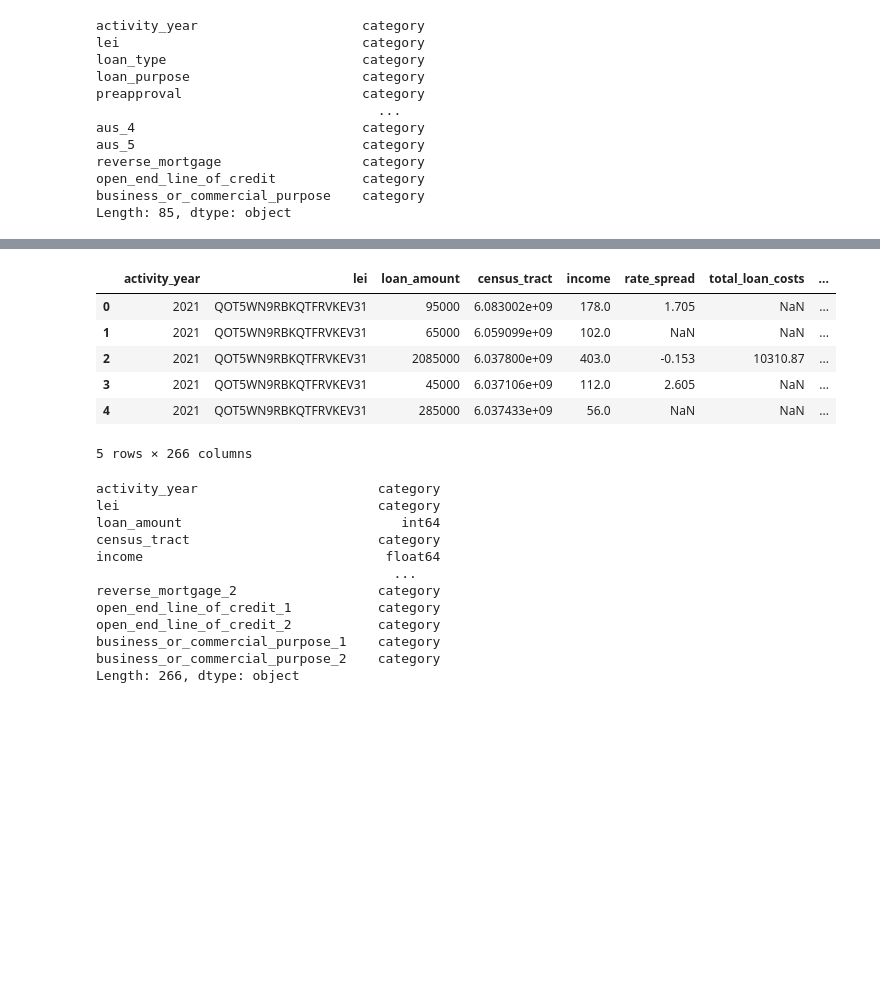
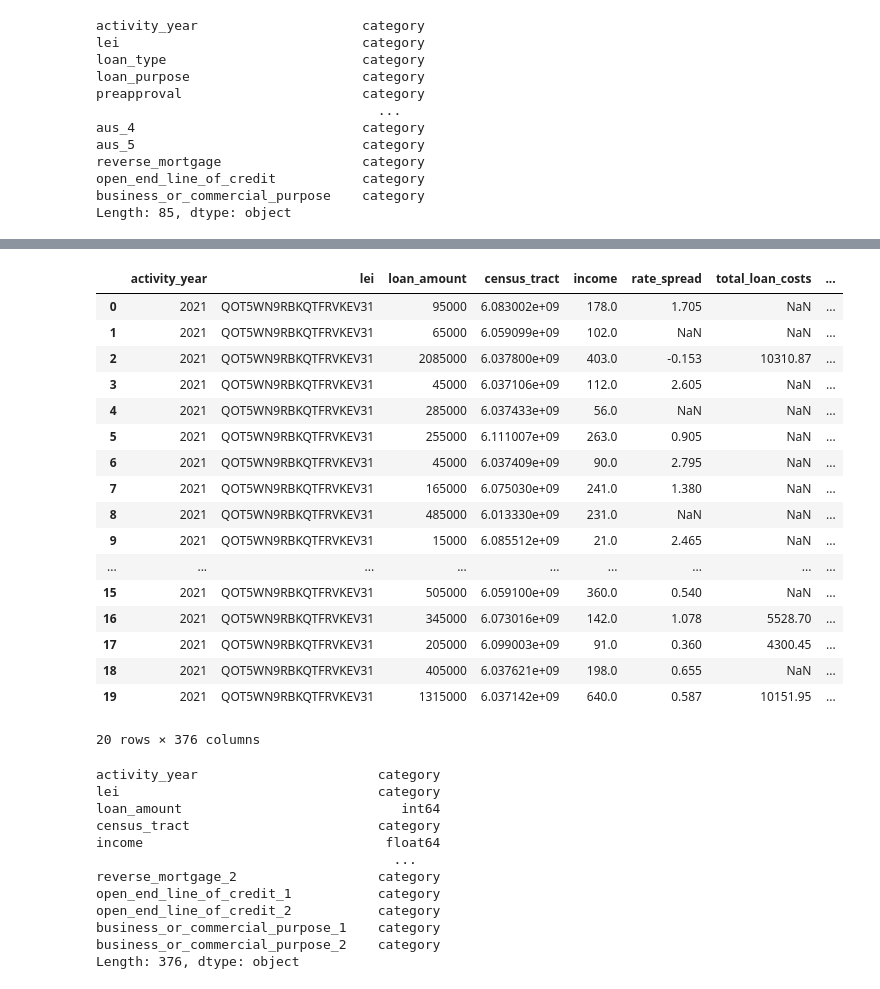
Before and after one commit to jum223/FinTechCapstone, a Jupyter notebook: MergingDatasets.ipynb, the cells around one changed output, grey strips where cells are left out. Saved outputs shown, nothing was run; the diff lists cells and outputs as text; code cells hidden in the pictures; blank space fills up the shorter version.

```diff
--- a/MergingDatasets.ipynb
+++ b/MergingDatasets.ipynb
@@ -12,9 +12,7 @@ url = "https://ffiec.cfpb.gov/file/modifiedLar/year/2021/institution/QOT5WN9RBKQ
 df1 = pd.read_csv(url, sep='|', low_memory=False, header=0)
 
 # filter out rows where state_code is CA
-df1 = df1[df1['state_code'] == 'CA']
+df1 = df1[df1['state_code'] == 'AZ']
 
+df_cen = df1["census_tract"]
 # print out the number of rows and columns
-
-print("BoW Number of rows: ", df1.shape[0])
-print("BoW Number of columns: ", df1.shape[1])
@@ -46,7 +127,7 @@ BMO Number of columns:  85
 df_full = df1.append(df2, ignore_index= True)
 # %%
 # Shortening HMDA dataframe for readability purposes
-df_part = df_full.head(1000)
+df_part = df_full.head(20000)
 # %%
 df_part.head(10)
 # %% [output]
@@ -169,13 +232,24 @@ df_dummies.drop(['loan_type', 'loan_purpose', 'preapproval', 'construction_metho
 # %%
-df_dummies.head()
+df_dummies.head(20)
 # %% [output]
 |  | activity_year | lei | loan_amount | census_tract | income | rate_spread | total_loan_costs | ... |
 | 0 | 2021 | QOT5WN9RBKQTFRVKEV31 | 95000 | 6.083002e+09 | 178.0 | 1.705 | NaN | ... |
 | 1 | 2021 | QOT5WN9RBKQTFRVKEV31 | 65000 | 6.059099e+09 | 102.0 | NaN | NaN | ... |
 | 2 | 2021 | QOT5WN9RBKQTFRVKEV31 | 2085000 | 6.037800e+09 | 403.0 | -0.153 | 10310.87 | ... |
 | 3 | 2021 | QOT5WN9RBKQTFRVKEV31 | 45000 | 6.037106e+09 | 112.0 | 2.605 | NaN | ... |
 | 4 | 2021 | QOT5WN9RBKQTFRVKEV31 | 285000 | 6.037433e+09 | 56.0 | NaN | NaN | ... |
+| 5 | 2021 | QOT5WN9RBKQTFRVKEV31 | 255000 | 6.111007e+09 | 263.0 | 0.905 | NaN | ... |
+| 6 | 2021 | QOT5WN9RBKQTFRVKEV31 | 45000 | 6.037409e+09 | 90.0 | 2.795 | NaN | ... |
+| 7 | 2021 | QOT5WN9RBKQTFRVKEV31 | 165000 | 6.075030e+09 | 241.0 | 1.380 | NaN | ... |
+| 8 | 2021 | QOT5WN9RBKQTFRVKEV31 | 485000 | 6.013330e+09 | 231.0 | NaN | NaN | ... |
+| 9 | 2021 | QOT5WN9RBKQTFRVKEV31 | 15000 | 6.085512e+09 | 21.0 | 2.465 | NaN | ... |
+| ... | ... | ... | ... | ... | ... | ... | ... | ... |
+| 15 | 2021 | QOT5WN9RBKQTFRVKEV31 | 505000 | 6.059100e+09 | 360.0 | 0.540 | NaN | ... |
+| 16 | 2021 | QOT5WN9RBKQTFRVKEV31 | 345000 | 6.073016e+09 | 142.0 | 1.078 | 5528.70 | ... |
+| 17 | 2021 | QOT5WN9RBKQTFRVKEV31 | 205000 | 6.099003e+09 | 91.0 | 0.360 | 4300.45 | ... |
+| 18 | 2021 | QOT5WN9RBKQTFRVKEV31 | 405000 | 6.037621e+09 | 198.0 | 0.655 | NaN | ... |
+| 19 | 2021 | QOT5WN9RBKQTFRVKEV31 | 1315000 | 6.037142e+09 | 640.0 | 0.587 | 10151.95 | ... |
-5 rows × 266 columns
+20 rows × 376 columns
 # %%
 print(df_dummies.dtypes)
 # %% [output]
@@ -190,7 +264,7 @@ open_end_line_of_credit_1           category
 open_end_line_of_credit_2           category
 business_or_commercial_purpose_1    category
 business_or_commercial_purpose_2    category
-Length: 266, dtype: object
+Length: 376, dtype: object
 # %%
 df_group = df_dummies.groupby(["lei", "census_tract"]).mean()
 # %%
```
Also changed, not shown: parts of 19 cells of this notebook.
